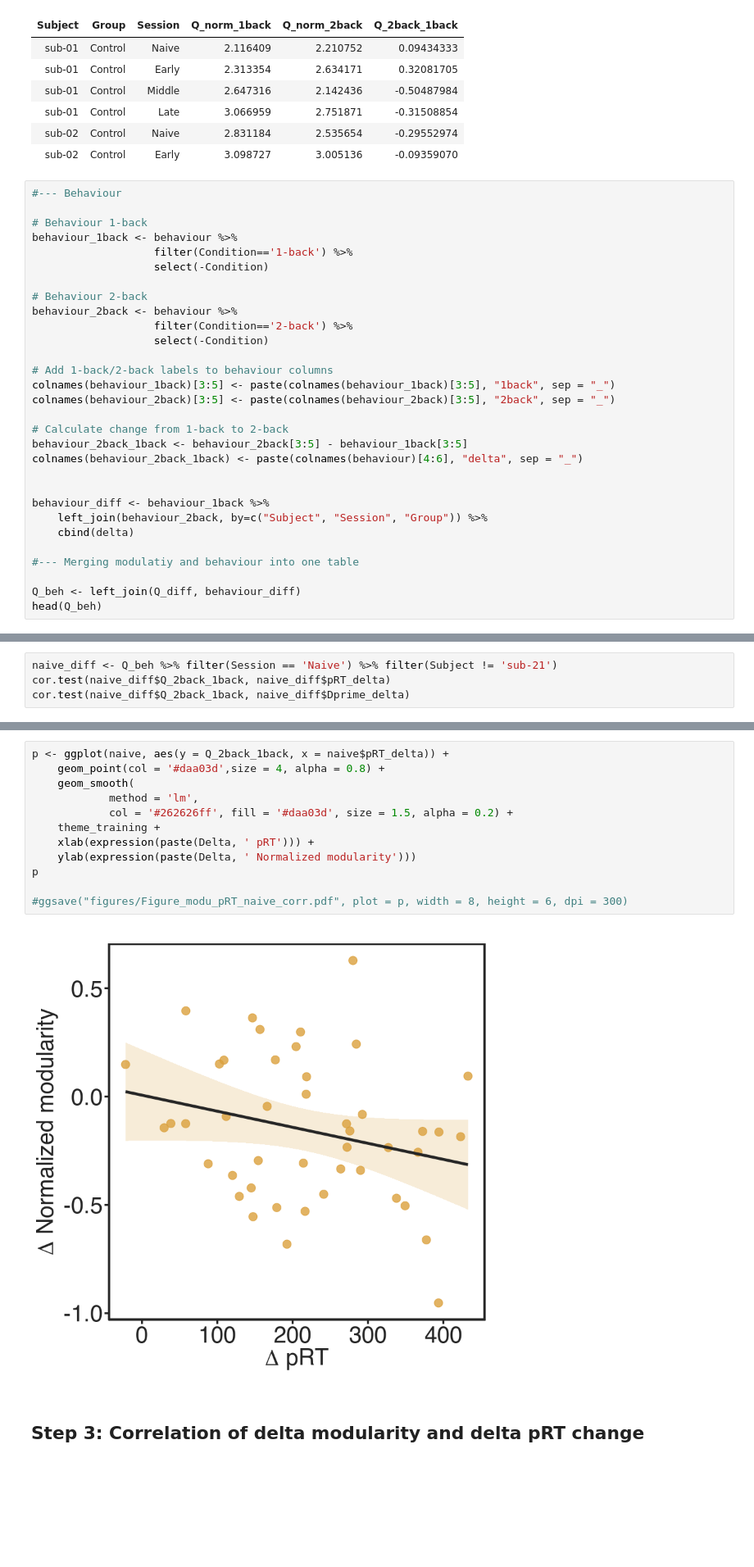
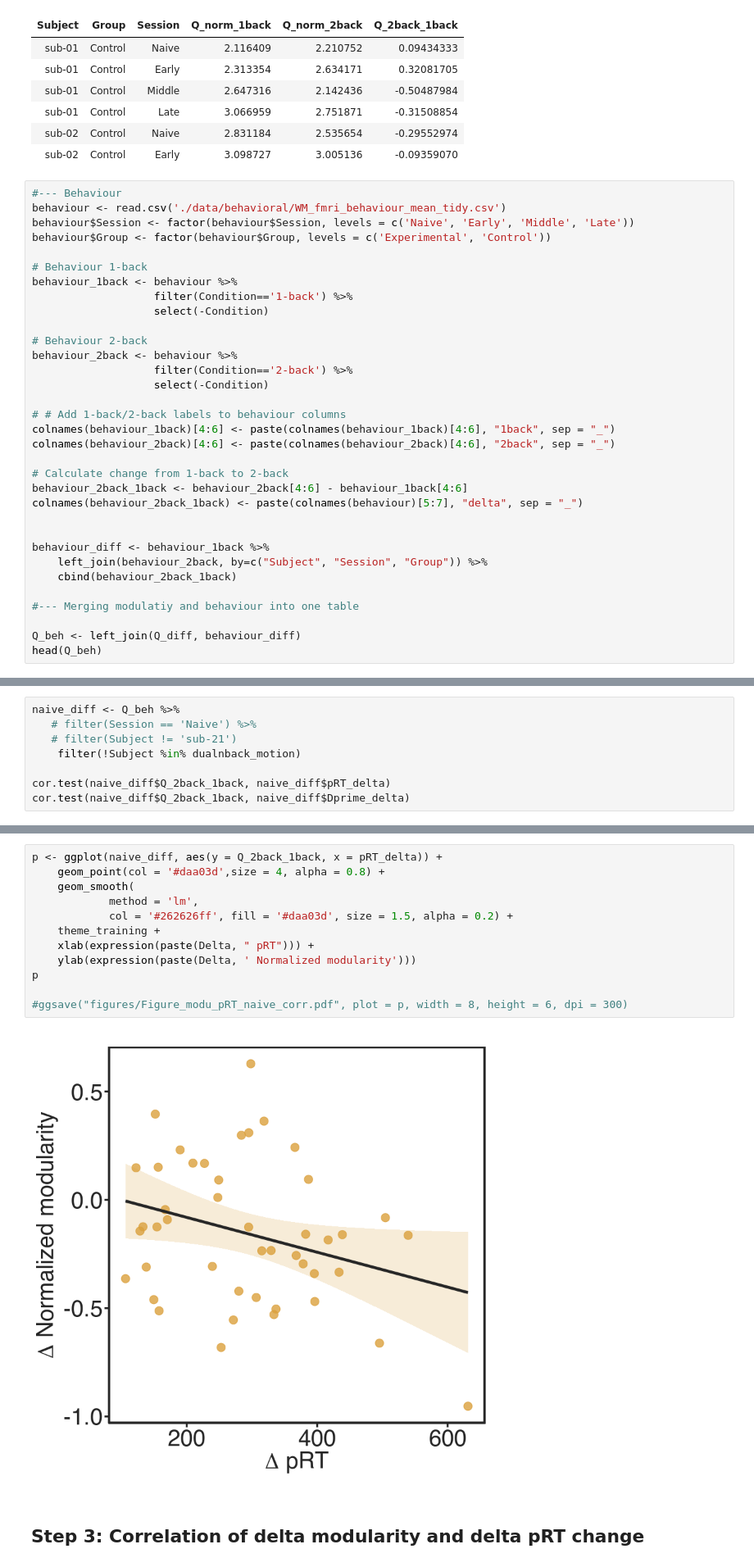
Before and after one commit to kfinc/wm-training-modularity, a Jupyter notebook: 03-static_FC_analyses/04-modularity-behaviour_stats.ipynb, the cells around one changed output, grey strips where cells are left out. Shown at 82% size. Drawn from its saved outputs; the diff is of its cells as text; blank space fills up the shorter version.

```diff
--- a/03-static_FC_analyses/04-modularity-behaviour_stats.ipynb
+++ b/03-static_FC_analyses/04-modularity-behaviour_stats.ipynb
@@ -85,6 +103,9 @@ Joining, by = c("Subject", "Group", "Session")
 | sub-02 | Control | Early | 3.098727 | 3.005136 | -0.09359070 |
 # %%
 #--- Behaviour
+behaviour <- read.csv('./data/behavioral/WM_fmri_behaviour_mean_tidy.csv')
+behaviour$Session <- factor(behaviour$Session, levels = c('Naive', 'Early', 'Middle', 'Late'))
+behaviour$Group <- factor(behaviour$Group, levels = c('Experimental', 'Control'))
 
 # Behaviour 1-back
 behaviour_1back <- behaviour %>%
@@ -96,18 +117,18 @@ behaviour_2back <- behaviour %>%
                    filter(Condition=='2-back') %>%
                    select(-Condition)
 
-# Add 1-back/2-back labels to behaviour columns
-colnames(behaviour_1back)[3:5] <- paste(colnames(behaviour_1back)[3:5], "1back", sep = "_")
-colnames(behaviour_2back)[3:5] <- paste(colnames(behaviour_2back)[3:5], "2back", sep = "_")
+# # Add 1-back/2-back labels to behaviour columns
+colnames(behaviour_1back)[4:6] <- paste(colnames(behaviour_1back)[4:6], "1back", sep = "_")
+colnames(behaviour_2back)[4:6] <- paste(colnames(behaviour_2back)[4:6], "2back", sep = "_")
 
 # Calculate change from 1-back to 2-back
-behaviour_2back_1back <- behaviour_2back[3:5] - behaviour_1back[3:5]
-colnames(behaviour_2back_1back) <- paste(colnames(behaviour)[4:6], "delta", sep = "_")
+behaviour_2back_1back <- behaviour_2back[4:6] - behaviour_1back[4:6]
+colnames(behaviour_2back_1back) <- paste(colnames(behaviour)[5:7], "delta", sep = "_")
 
 
 behaviour_diff <- behaviour_1back %>%
     left_join(behaviour_2back, by=c("Subject", "Session", "Group")) %>%
-    cbind(delta)
+    cbind(behaviour_2back_1back)
 
 #--- Merging modulatiy and behaviour into one table
 
@@ -130,6 +148,10 @@ Step 2: Correlation of delta modularity and delta pRT (first session)
 -----------------------
 # %%
-naive_diff <- Q_beh %>% filter(Session == 'Naive') %>% filter(Subject != 'sub-21')
+naive_diff <- Q_beh %>%
+   # filter(Session == 'Naive') %>%
+   # filter(Subject != 'sub-21')
+    filter(!Subject %in% dualnback_motion)
+
 cor.test(naive_diff$Q_2back_1back, naive_diff$pRT_delta)
 cor.test(naive_diff$Q_2back_1back, naive_diff$Dprime_delta)
 # %% [output]
@@ -156,17 +178,17 @@ sample estimates:
 # %%
-p <- ggplot(naive, aes(y = Q_2back_1back, x = naive$pRT_delta)) +
+p <- ggplot(naive_diff, aes(y = Q_2back_1back, x = pRT_delta)) +
     geom_point(col = '#daa03d',size = 4, alpha = 0.8) +
     geom_smooth(
             method = 'lm',
             col = '#262626ff', fill = '#daa03d', size = 1.5, alpha = 0.2) +
     theme_training +
-    xlab(expression(paste(Delta, ' pRT'))) +
+    xlab(expression(paste(Delta, " pRT"))) +
     ylab(expression(paste(Delta, ' Normalized modularity')))
 p
 
 #ggsave("figures/Figure_modu_pRT_naive_corr.pdf", plot = p, width = 8, height = 6, dpi = 300)
 # %% [output]
-[figure, old version]
+[figure, new version]
 # %% [markdown]
 Step 3: Correlation of delta modularity and delta pRT change
 -----------------------
```
Also changed, not shown: parts of 11 cells of this notebook, 1 other file.
